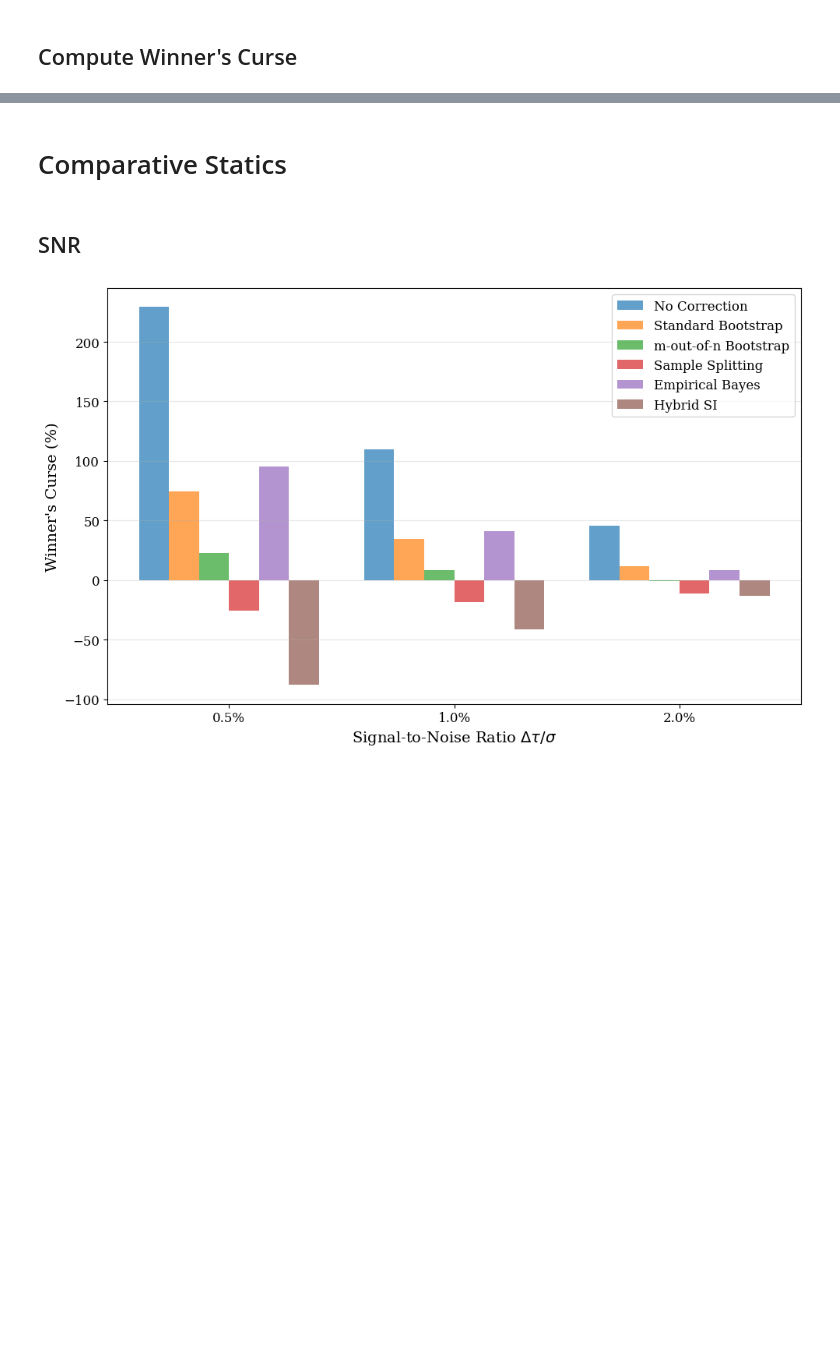
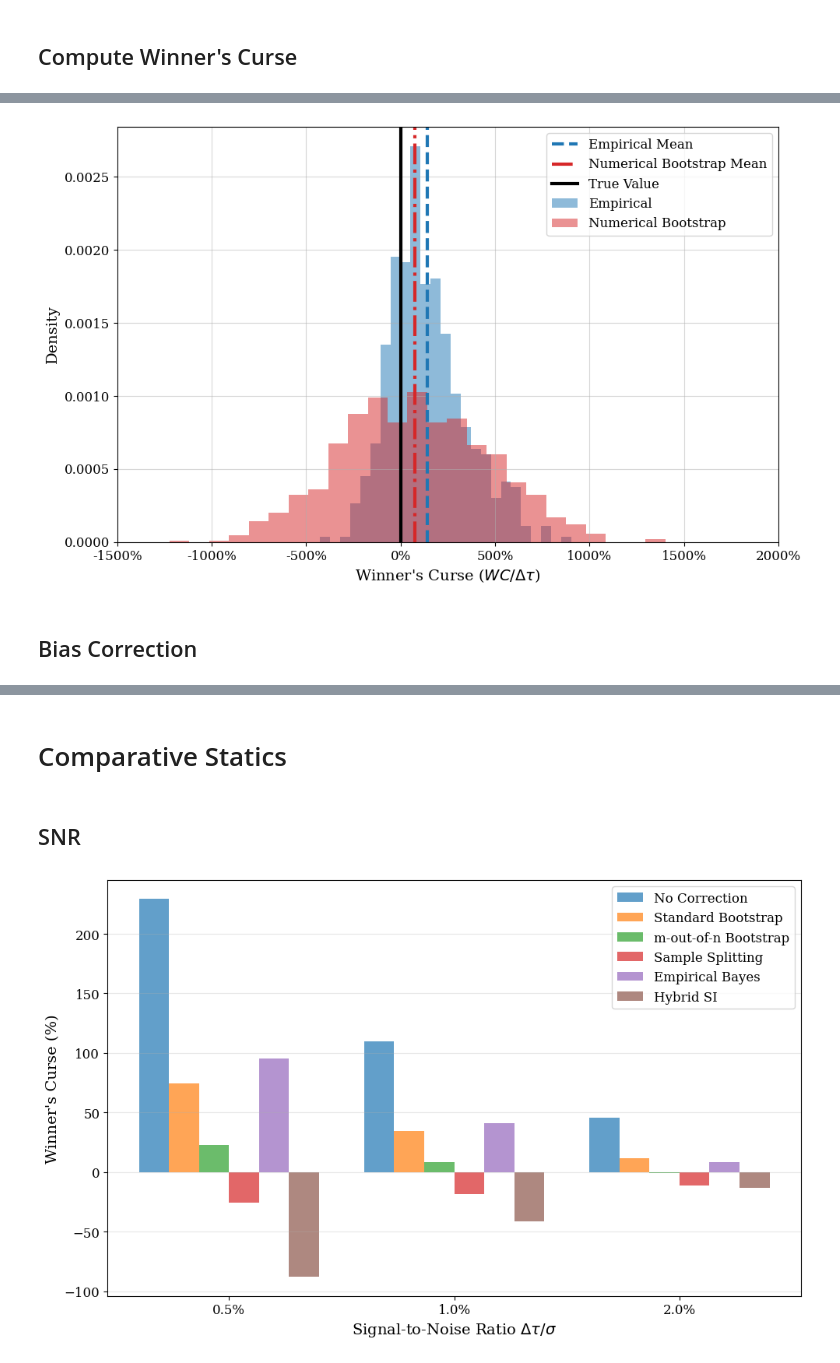
Before and after one commit to iamsikun/winners-curse, a Jupyter notebook: notebooks/ab_test.ipynb, the cells around one changed output, grey strips where cells are left out. Drawn from its saved outputs; the diff is of its cells as text; code cells hidden in the pictures; blank space fills up the shorter version.

```diff
--- a/notebooks/ab_test.ipynb
+++ b/notebooks/ab_test.ipynb
@@ -405,0 +332,31 @@ estimators_dict = {
+# %%
+fig, ax = plt.subplots(1, 1, figsize=(10, 6.18))
+
+display_name = optimization_params['display_name']
+
+delta_tau = dgp_params['base_effects'][1].mean - dgp_params['base_effects'][0].mean
+wc_dstn = np.array([result[f'wc'] for result in result_records]) / delta_tau * 100
+wc_boot_dstn = num_boot_wc_dstn / delta_tau * 100
+
+sns.histplot(wc_dstn, bins=25, color='C0', alpha=0.5, edgecolor=None, stat='density', label='Empirical', ax=ax)
+ax.axvline(x=wc_dstn.mean(), color='C0', linestyle='--', linewidth=3, label='Empirical Mean')
+
+sns.histplot(wc_boot_dstn, bins=25, color='C3', alpha=0.5, edgecolor=None, stat='density', label='Numerical Bootstrap', ax=ax)
+ax.axvline(x=wc_boot_dstn.mean(), color='C3', linestyle='dashdot', linewidth=3, label='Numerical Bootstrap Mean')
+
+ax.axvline(x=0, color='black', linestyle='-', linewidth=3, label='True Value')
+
+ax.set_xlabel(r"Winner's Curse ($WC/\Delta\tau$)", fontsize=axis_label_size)
+ax.set_ylabel('Density', fontsize=axis_label_size)
+ax.set_xticks(ax.get_xticks(), [f'{x:.0f}%' for x in ax.get_xticks()])
+# ax.set_title(f'{display_name} Selection')
+ax.tick_params(axis='both', labelsize=tick_label_size)
+ax.legend(fontsize=legend_label_size)
+ax.grid(True, alpha=0.5)
+
+plt.tight_layout()
+plt.show()
+# %% [output]
+[figure, added]
+# %% [markdown]
+## Bias Correction
```
Also changed, not shown: parts of 46 cells of this notebook, 13 other files.
